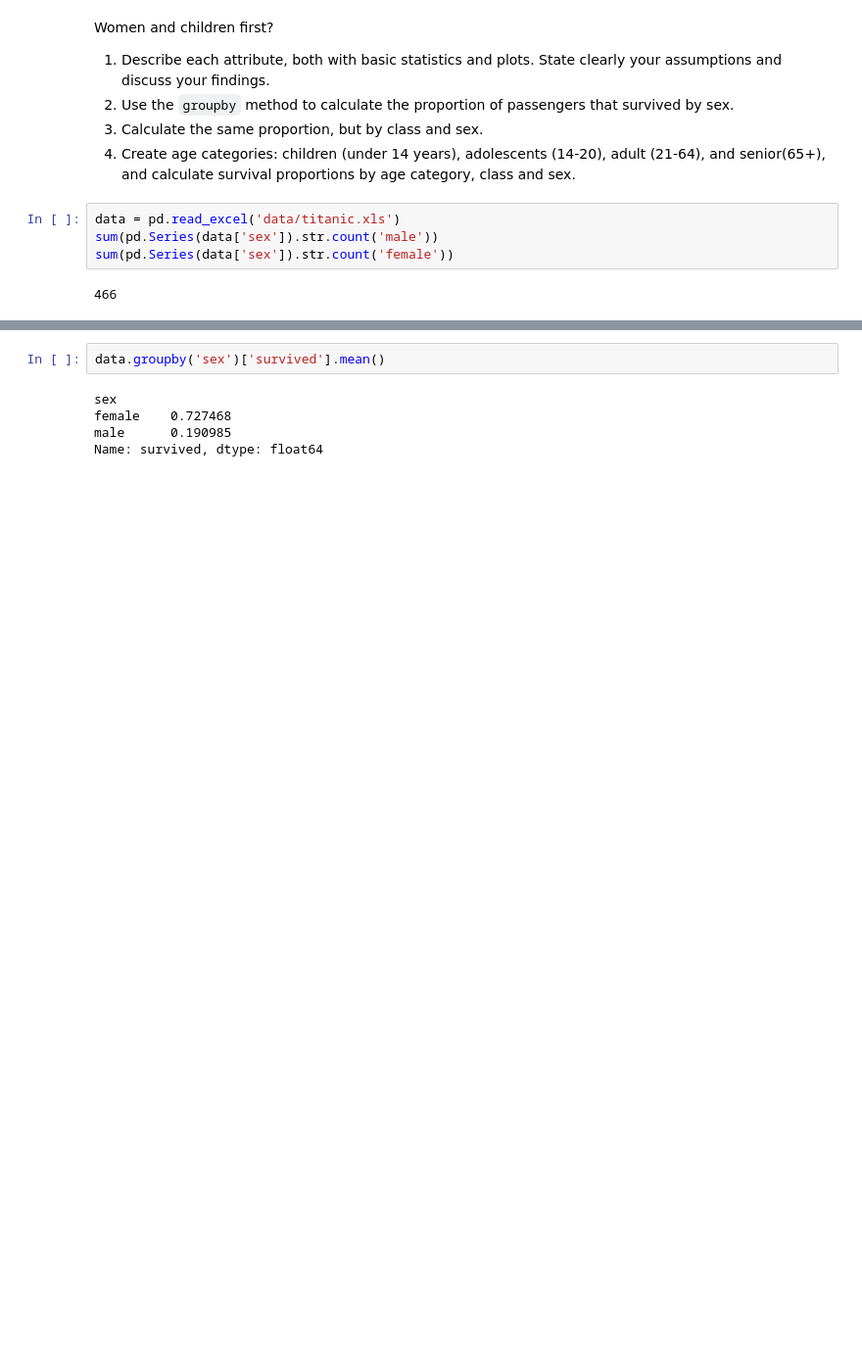
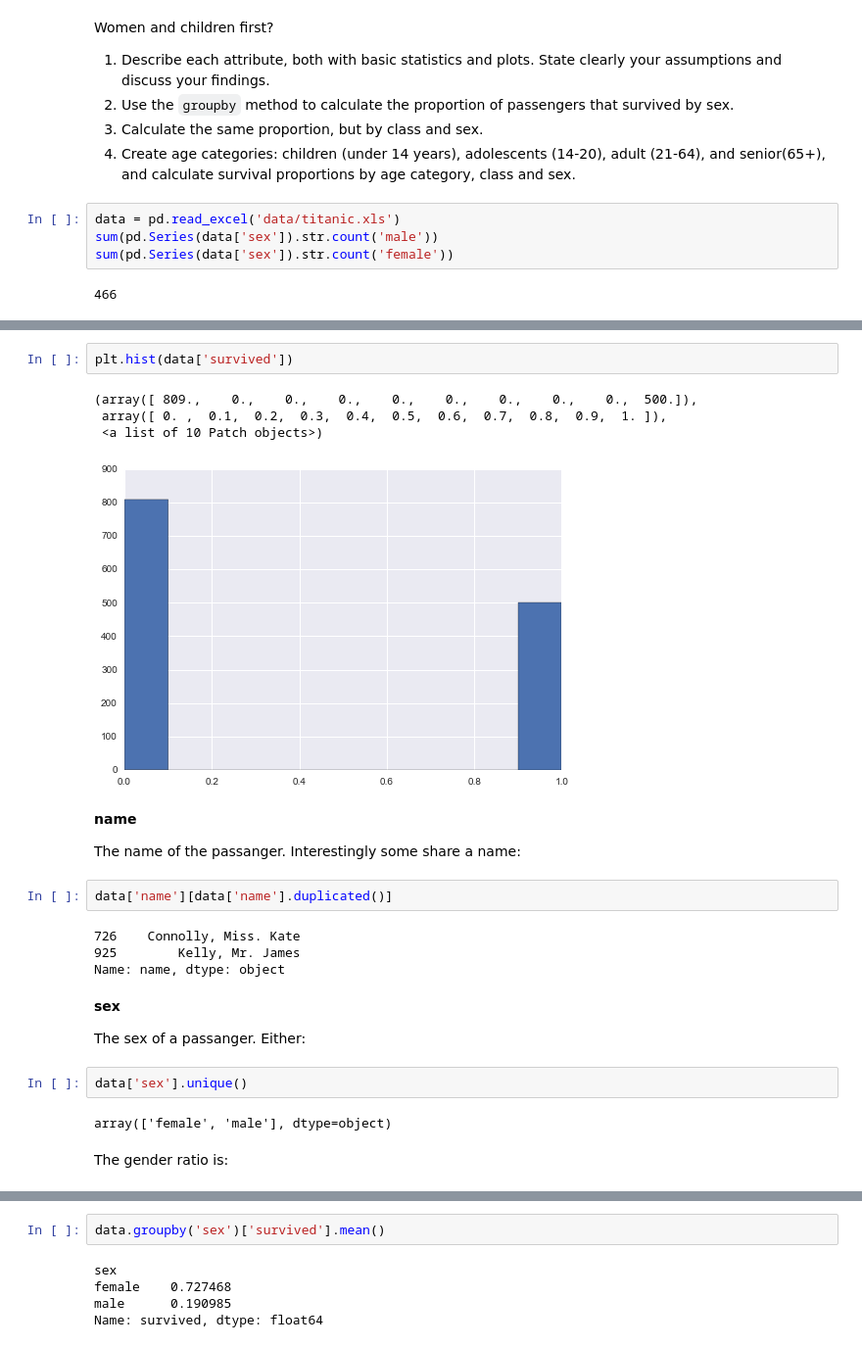
Before and after one commit to Wronskia/Homework, a Jupyter notebook: intropandas/Data Wrangling with Pandas.ipynb, the cells around one changed output, grey strips where cells are left out. Shown at 98% size. Drawn from its saved outputs; the diff is of its cells as text; blank space fills up the shorter version.

```diff
--- a/intropandas/Data Wrangling with Pandas.ipynb
+++ b/intropandas/Data Wrangling with Pandas.ipynb
@@ -1671,0 +1712,27 @@ sum(pd.Series(data['sex']).str.count('female'))
+# %%
+plt.hist(data['survived'])
+# %% [output]
+(array([ 809.,    0.,    0.,    0.,    0.,    0.,    0.,    0.,    0.,  500.]),
+ array([ 0. ,  0.1,  0.2,  0.3,  0.4,  0.5,  0.6,  0.7,  0.8,  0.9,  1. ]),
+ <a list of 10 Patch objects>)
+[figure, added]
+# %% [markdown]
+__name__
+
+The name of the passanger. Interestingly some share a name:
+# %%
+data['name'][data['name'].duplicated()]
+# %% [output]
+726    Connolly, Miss. Kate
+925        Kelly, Mr. James
+Name: name, dtype: object
+# %% [markdown]
+__sex__
+
+The sex of a passanger. Either:
+# %%
+data['sex'].unique()
+# %% [output]
+array(['female', 'male'], dtype=object)
+# %% [markdown]
+The gender ratio is:
```
Also changed, not shown: parts of 85 cells of this notebook.
